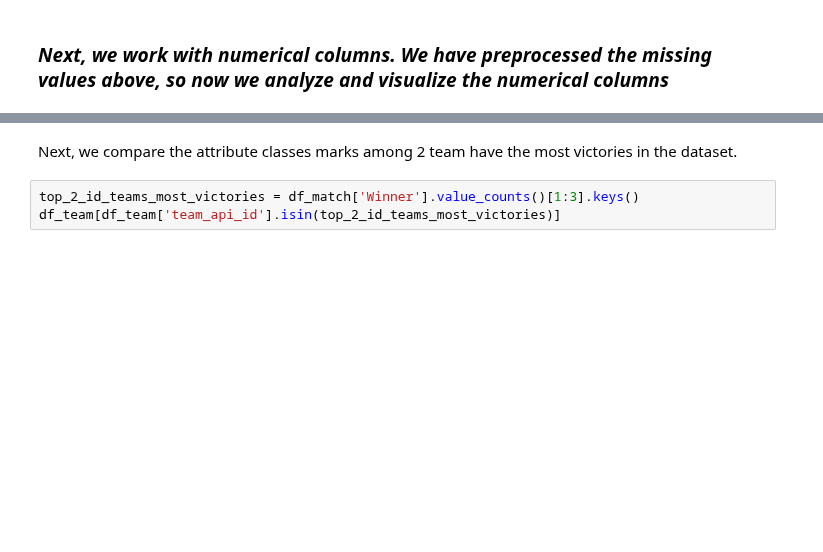
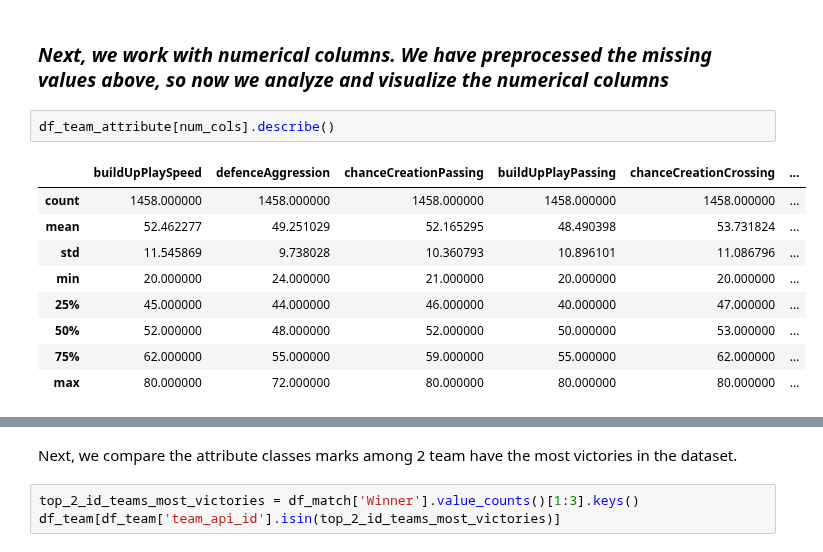
Before and after one commit to hieuhuynhcao/DSProgramming_Final, a Jupyter notebook: project.ipynb, the cells around one changed output, grey strips where cells are left out. Drawn from its saved outputs; the diff is of its cells as text; blank space fills up the shorter version.

```diff
--- a/project.ipynb
+++ b/project.ipynb
@@ -504,2 +612,14 @@ FC Basel         100.0
 # %% [markdown]
 ### *Next, we work with numerical columns. We have preprocessed the missing values above, so now we analyze and visualize the numerical columns*
+# %%
+df_team_attribute[num_cols].describe()
+# %% [output]
+|  | buildUpPlaySpeed | defenceAggression | chanceCreationPassing | buildUpPlayPassing | chanceCreationCrossing | ... |
+| count | 1458.000000 | 1458.000000 | 1458.000000 | 1458.000000 | 1458.000000 | ... |
+| mean | 52.462277 | 49.251029 | 52.165295 | 48.490398 | 53.731824 | ... |
+| std | 11.545869 | 9.738028 | 10.360793 | 10.896101 | 11.086796 | ... |
+| min | 20.000000 | 24.000000 | 21.000000 | 20.000000 | 20.000000 | ... |
+| 25% | 45.000000 | 44.000000 | 46.000000 | 40.000000 | 47.000000 | ... |
+| 50% | 52.000000 | 48.000000 | 52.000000 | 50.000000 | 53.000000 | ... |
+| 75% | 62.000000 | 55.000000 | 59.000000 | 55.000000 | 62.000000 | ... |
+| max | 80.000000 | 72.000000 | 80.000000 | 80.000000 | 80.000000 | ... |
```
Also changed, not shown: parts of 15 cells of this notebook.
